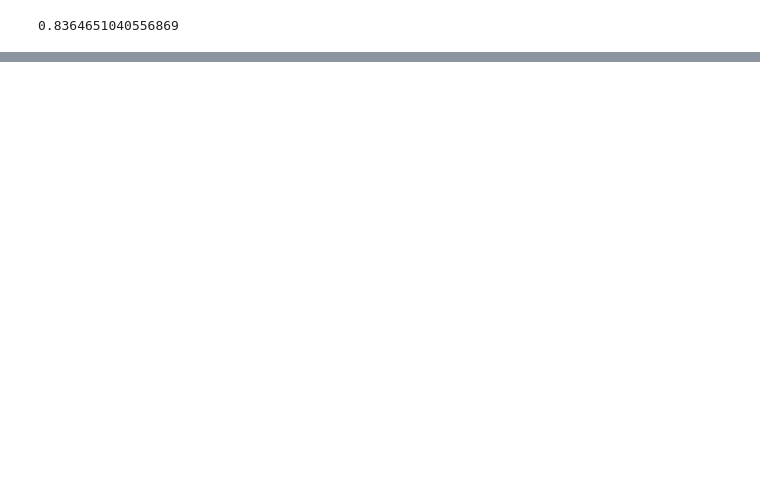
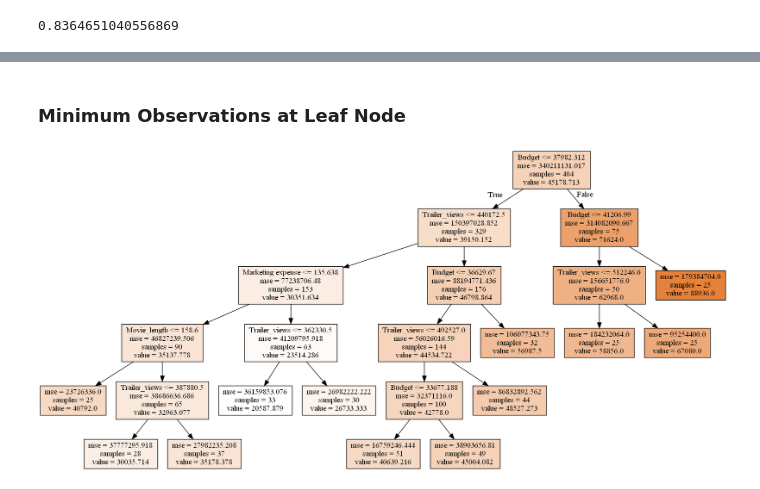
Before and after one commit to imdhruv99/Machine-Learning-Python, a Jupyter notebook: 10 Decision Tree/01 Regression Decision Tree/DT.ipynb, the cells around one changed output, grey strips where cells are left out. Cells and saved outputs as stored; diff of their text form; code cells hidden in the pictures; blank space fills up the shorter version.

```diff
--- a/10 Decision Tree/01 Regression Decision Tree/DT.ipynb
+++ b/10 Decision Tree/01 Regression Decision Tree/DT.ipynb
@@ -215,0 +238,10 @@ Image(graph.create_png())
+# %% [markdown]
+### Minimum Observations at Leaf Node
+# %%
+regtree3 = tree.DecisionTreeRegressor(min_samples_leaf=25, max_depth = 5)
+regtree3.fit(x_train, y_train)
+dotData3 = tree.export_graphviz(regtree3, out_file=None, feature_names=x_train.columns, filled = True)
+graph3 = pydotplus.graph_from_dot_data(dotData3)
+Image(graph3.create_png())
+# %% [output]
+[figure, added]
```
Also changed, not shown: parts of 8 cells of this notebook.
